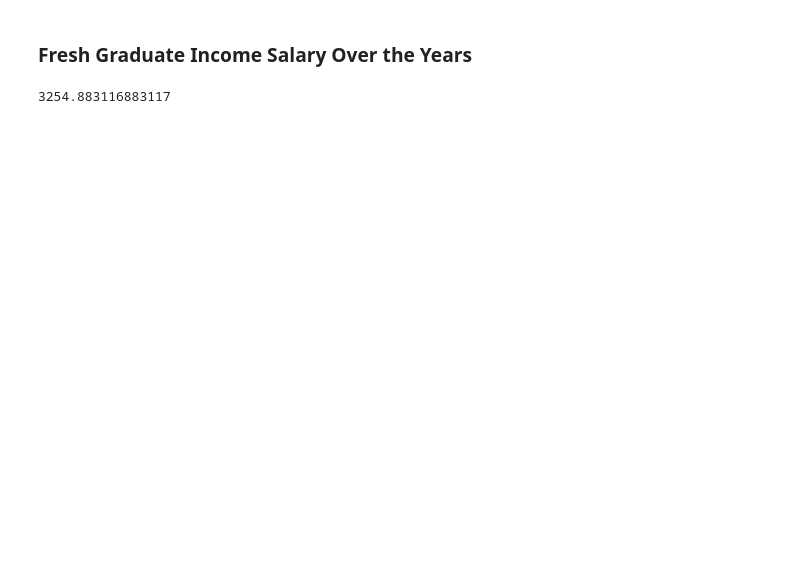
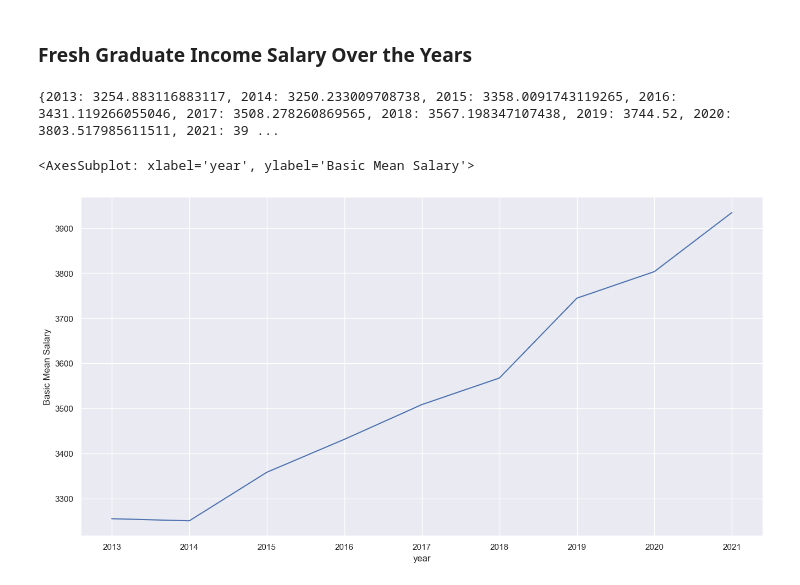
Before and after one commit to ShondoKu/EE5087-Mini-Project, a Jupyter notebook: EE5087_GroupProj.ipynb, the cells around one changed output. Cells and saved outputs as stored; diff of their text form; code cells hidden in the pictures; blank space fills up the shorter version.

```diff
--- a/EE5087_GroupProj.ipynb
+++ b/EE5087_GroupProj.ipynb
@@ -34,21 +44,19 @@ sb.lineplot(data = birth_Rate_Above2012, x = 'year', y = 'crude_birth_rate')
 # %%
 salary_Rate = pd.DataFrame(graduate_Salary_Data[['year','basic_monthly_mean']])
 salary_Rate = salary_Rate[salary_Rate["basic_monthly_mean"].str.contains("na")==False]
-'''for x in salary_Rate["basic_monthly_mean"]:
-    if x == 'na':
-        print('brah')
-    else:
-        print('sure')'''
-salary_Rate_2013 = salary_Rate[salary_Rate['year'] == 2013]
 
-#mean = salary_Rate_2013['basic_monthly_mean'].astype(int).mean()
-#print(mean)
-salary_Rate_mean = salary_Rate.query('year == 2013')['basic_monthly_mean'].astype(int).mean()
-print(salary_Rate_mean)
+averge_SalaryperYear = {}
+for x in salary_Rate['year']:
+    salary_Rate_mean = salary_Rate.query('year == ' + str(x))['basic_monthly_mean'].astype(int).mean()
+    averge_SalaryperYear[x] = salary_Rate_mean
 
+print(averge_SalaryperYear)
 
+df_averge_SalaryperYear = pd.DataFrame(averge_SalaryperYear.items(), columns=['year', 'Basic Mean Salary'])
 
-#f = plt.figure(figsize=(16, 8))
-#sb.lineplot(data = salary_Rate, x = 'year', y = 'basic_monthly_mean')
+f = plt.figure(figsize=(16, 8))
+sb.lineplot(data = df_averge_SalaryperYear, x = 'year', y = 'Basic Mean Salary')
 # %% [output]
-3254.883116883117
+{2013: 3254.883116883117, 2014: 3250.233009708738, 2015: 3358.0091743119265, 2016: 3431.119266055046, 2017: 3508.278260869565, 2018: 3567.198347107438, 2019: 3744.52, 2020: 3803.517985611511, 2021: 39 ...
+<AxesSubplot: xlabel='year', ylabel='Basic Mean Salary'>
+[figure, added]
```
Also changed, not shown: parts of 6 cells of this notebook, 1 other file.
